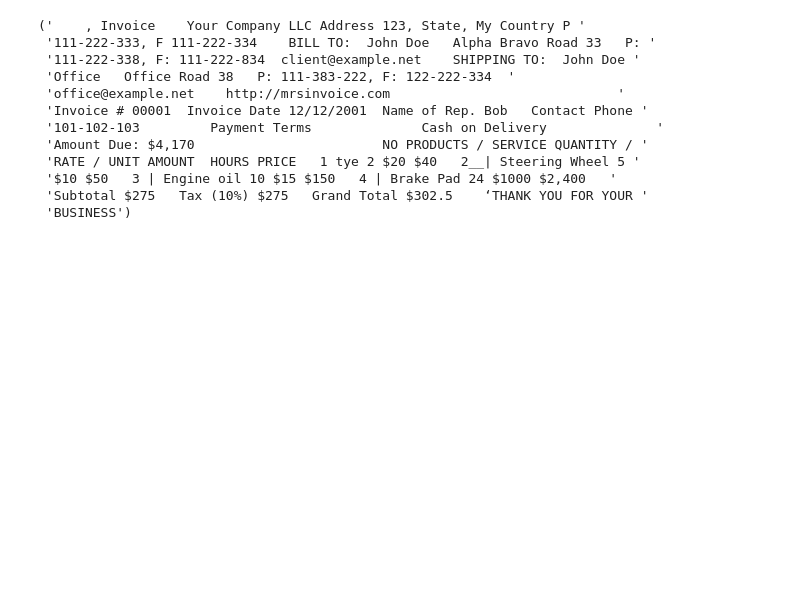
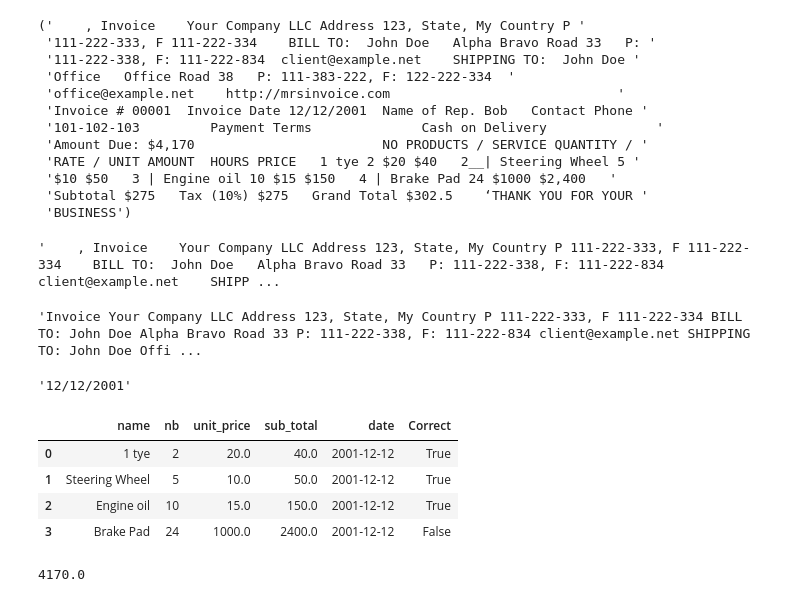
Before and after one commit to nae-bananes/opensourceLLM, a Jupyter notebook: 999 - OCR.ipynb, the cells around one changed output. Saved outputs shown, nothing was run; the diff lists cells and outputs as text; code cells hidden in the pictures; blank space fills up the shorter version.

Commit message:
information extraction from invoice

```diff
--- a/999 - OCR.ipynb
+++ b/999 - OCR.ipynb
@@ -176,3 +176,55 @@ p_.pprint(' '.join(d['text']))
  '$10 $50   3 | Engine oil 10 $15 $150   4 | Brake Pad 24 $1000 $2,400   '
  'Subtotal $275   Tax (10%) $275   Grand Total $302.5    ‘THANK YOU FOR YOUR '
  'BUSINESS')
+# %%
+data_ext = ' '.join(d['text'])
+data_ext
+# %% [output]
+'    , Invoice    Your Company LLC Address 123, State, My Country P 111-222-333, F 111-222-334    BILL TO:  John Doe   Alpha Bravo Road 33   P: 111-222-338, F: 111-222-834  client@example.net    SHIPP ...
+# %%
+string_list = [x for x in d['text'] if x not in ['', ',']]
+' '.join([x for x in d['text'] if x not in ['', ',']])
+# %% [output]
+'Invoice Your Company LLC Address 123, State, My Country P 111-222-333, F 111-222-334 BILL TO: John Doe Alpha Bravo Road 33 P: 111-222-338, F: 111-222-834 client@example.net SHIPPING TO: John Doe Offi ...
+# %%
+import re
+date_pattern = '[0-9]{1,2}\/[0-9]{1,2}\/[0-9]{4}'
+date_rgx = re.compile(date_pattern)
+s = re.findall(date_rgx, data_ext)
+invoice_date = s[0]
+invoice_date
+# %% [output]
+'12/12/2001'
+# %%
+table_idx = [idx for idx,item in enumerate(string_list) if re.search('PRICE',item) or re.search('Subtotal',item)]
+table_idx
+
+table_info =' '.join(string_list[table_idx[0]+1:table_idx[1]])
+
+item_name = [' '.join(sub.split('$')[0].strip().split(' ')[:-1]) for sub in table_info.split('|')]
+item_nb=[int(sub.split('$')[0].strip().split(' ')[-1]) for sub in table_info.split('|')]
+unit_price = [float(sub.split('$')[1].replace(' ','')) for sub in table_info.split('|')]
+item_price = [float(sub.split('$')[2].split(' ')[0].replace(',','')) for sub in table_info.split('|')]
+# %%
+import pandas as pd
+invoice_contents = pd.DataFrame({'name':item_name,
+                                 'nb':item_nb,
+                                 'unit_price': unit_price,
+                                 'sub_total':item_price})
+invoice_contents['date'] = invoice_date
+invoice_contents['date'] = pd.to_datetime(invoice_contents['date'], dayfirst=False)
+invoice_contents['Correct'] = invoice_contents.nb.values*invoice_contents.unit_price.values ==invoice_contents.sub_total.values
+invoice_contents
+# %% [output]
+|  | name | nb | unit_price | sub_total | date | Correct |
+| 0 | 1 tye | 2 | 20.0 | 40.0 | 2001-12-12 | True |
+| 1 | Steering Wheel | 5 | 10.0 | 50.0 | 2001-12-12 | True |
+| 2 | Engine oil | 10 | 15.0 | 150.0 | 2001-12-12 | True |
+| 3 | Brake Pad | 24 | 1000.0 | 2400.0 | 2001-12-12 | False |
+# %%
+amount_idx = [idx for idx,item in enumerate(string_list) if re.search('Amount',item)]
+amount_due = [string_list[i+2] for i in amount_idx][0].replace('$', '').replace(',', '')
+amount_due = float(amount_due)
+amount_due
+# %% [output]
+4170.0
```
